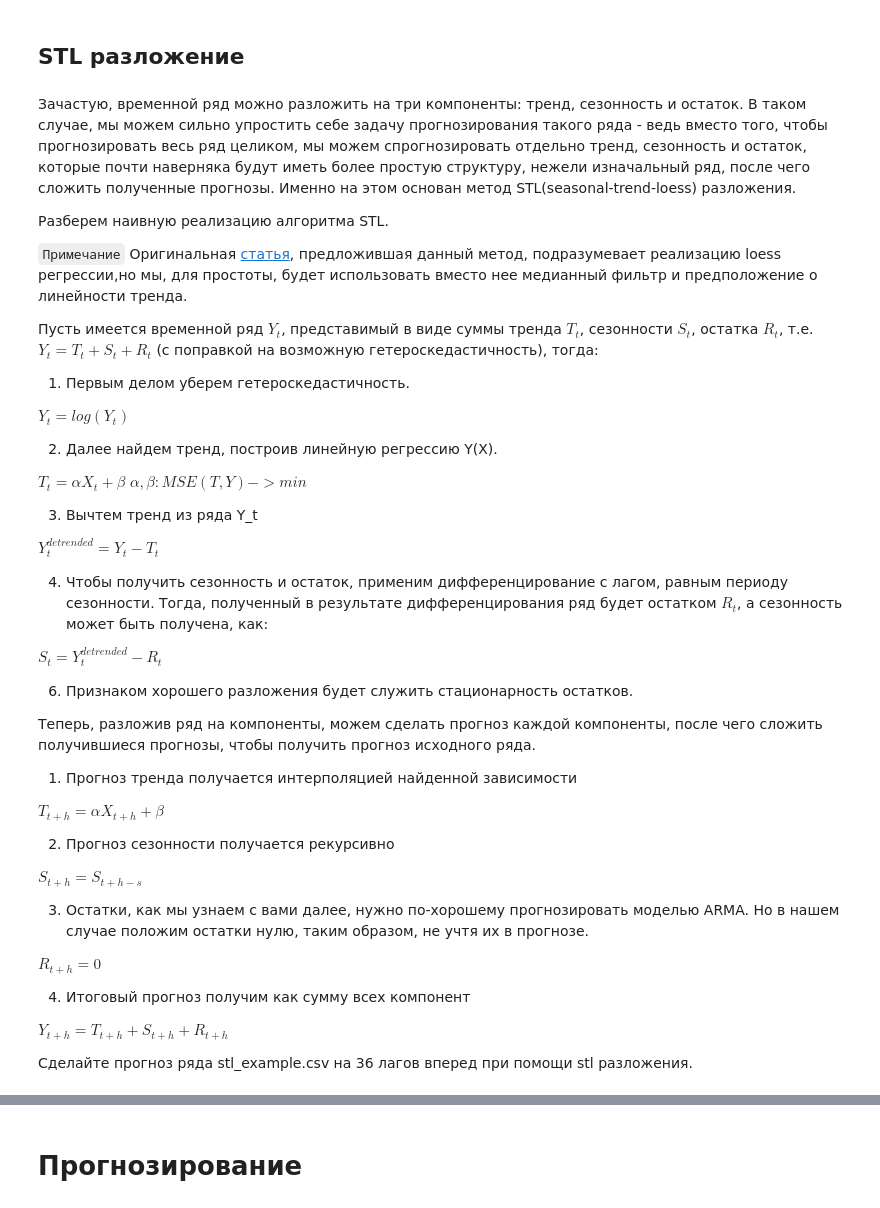
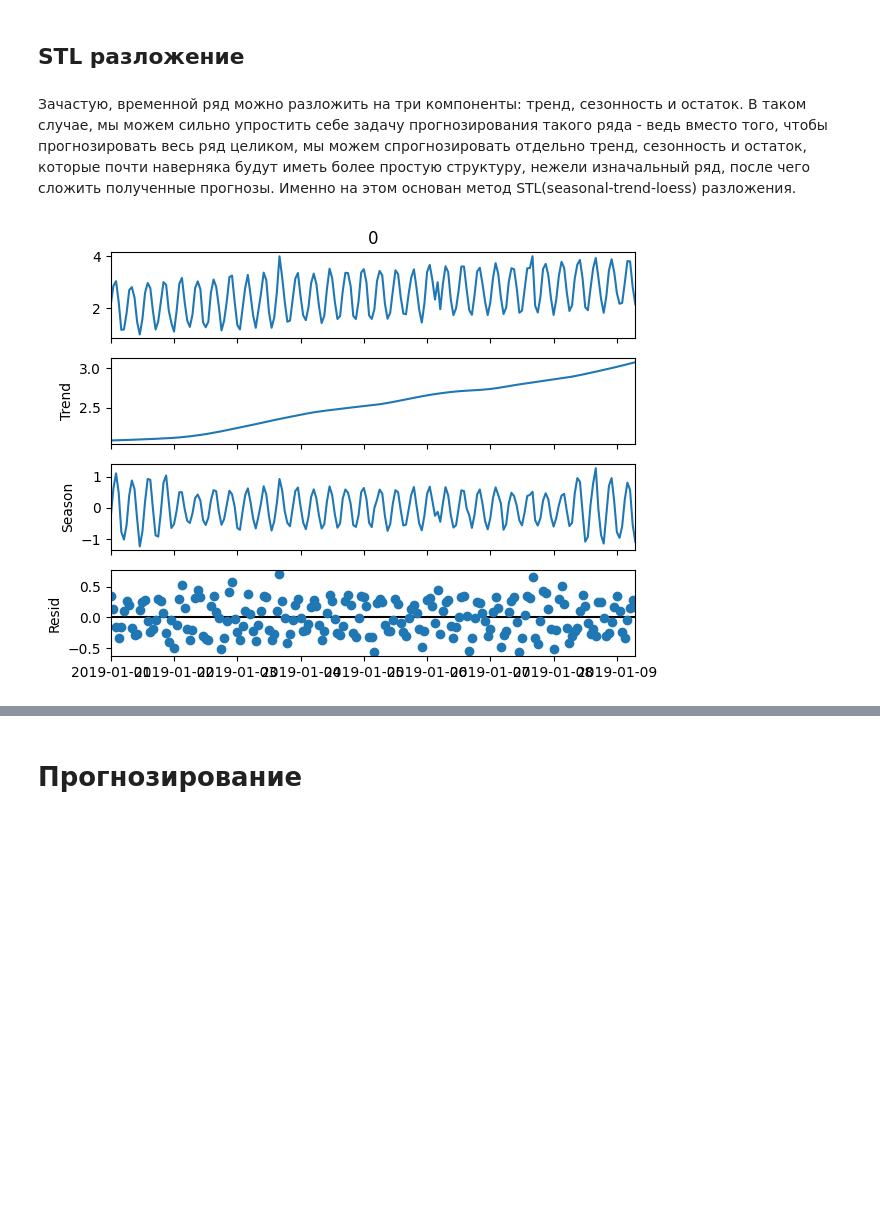
Before and after one commit to technogleb/ts_nov_2024, a Jupyter notebook: ts_walkthrough.ipynb, the cells around one changed output, grey strips where cells are left out. Saved outputs shown, nothing was run; the diff lists cells and outputs as text; code cells hidden in the pictures; blank space fills up the shorter version.

Commit message:
ADD. New series and stl_example

```diff
--- a/ts_walkthrough.ipynb
+++ b/ts_walkthrough.ipynb
@@ -629,56 +645,3 @@ ts = ds['alcohol_sales.csv']
 тренд, сезонность и остаток, которые почти наверняка будут иметь более простую структуру,
 нежели изначальный ряд, после чего сложить полученные прогнозы. Именно на этом основан
 метод STL(seasonal-trend-loess) разложения.
-
-Разберем наивную реализацию алгоритма STL.
-
-`Примечание` Оригинальная [статья](#ref_5), предложившая данный метод, подразумевает
-реализацию loess регрессии,но мы, для простоты, будет использовать вместо нее медианный
-фильтр и предположение о линейности тренда.
-
-Пусть имеется временной ряд $Y_t$, представимый в виде суммы тренда $T_t$, сезонности $S_t$,
-остатка $R_t$, т.е. $Y_t = T_t + S_t + R_t$ (с поправкой на возможную гетероскедастичность),
-тогда:
-
-1. Первым делом уберем гетероскедастичность.
-
-$Y_t = log(Y_t)$
-
-2. Далее найдем тренд, построив линейную регрессию Y(X).
-
-$T_t = \alpha X_t + \beta$
-$\alpha,\beta: MSE(T, Y) -> min$
-
-3. Вычтем тренд из ряда Y_t
-
-$Y_t^{detrended} = Y_t - T_t$
-
-4. Чтобы получить сезонность и остаток, применим дифференцирование с лагом, равным периоду
-   сезонности. Тогда, полученный в результате дифференцирования ряд будет остатком $R_t$, а
-   сезонность может быть получена, как:
-
-$S_t = Y_t^{detrended} - R_t$
-
-6. Признаком хорошего разложения будет служить стационарность остатков.
-
-Теперь, разложив ряд на компоненты, можем сделать прогноз каждой компоненты, после чего
-сложить получившиеся прогнозы, чтобы получить прогноз исходного ряда.
-
-1. Прогноз тренда получается интерполяцией найденной зависимости
-
-$T_{t+h} = \alpha X_{t+h} + \beta$
-
-2. Прогноз сезонности получается рекурсивно
-
-$S_{t+h} = S_{t+h-s}$
-
-3. Остатки, как мы узнаем с вами далее, нужно по-хорошему прогнозировать моделью ARMA. Но
-   в нашем случае положим остатки нулю, таким образом, не учтя их в прогнозе.
-
-$R_{t+h} = 0$
-
-4. Итоговый прогноз получим как сумму всех компонент
-
-$Y_{t+h} = T_{t+h} + S_{t+h} + R_{t+h}$
-
-Сделайте прогноз ряда stl_example.csv на 36 лагов вперед при помощи stl разложения.
@@ -684,0 +650,8 @@ $Y_{t+h} = T_{t+h} + S_{t+h} + R_{t+h}$
+# %%
+from statsmodels.tsa.seasonal import STL
+
+stl = STL(ts, seasonal=5)
+res = stl.fit()
+fig = res.plot()
+# %% [output]
+[figure, added]
```
Also changed, not shown: parts of 13 cells of this notebook, 1 other file.
